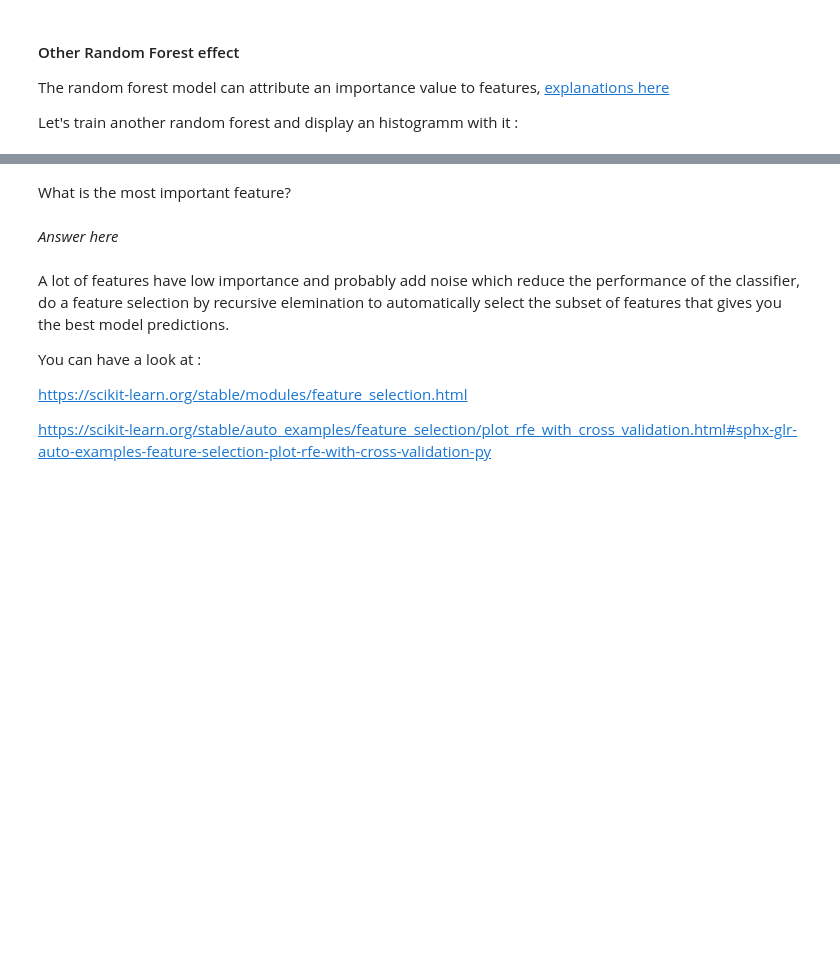
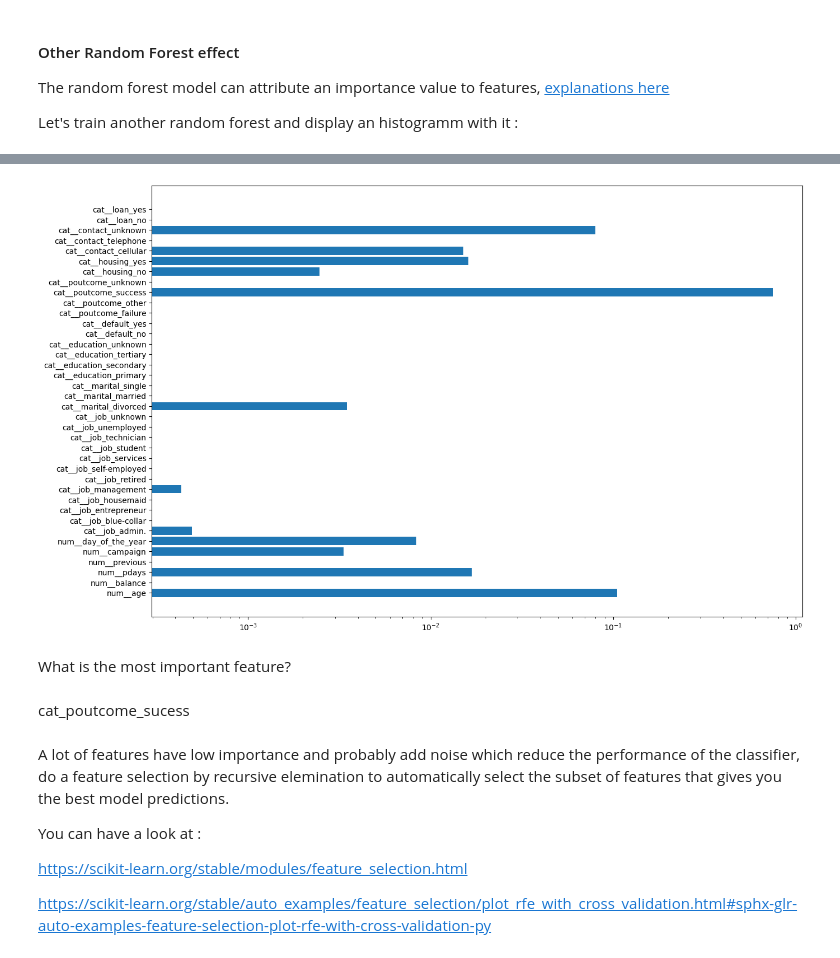
Before and after one commit to thomasmari/DataS3PG, a Jupyter notebook: module/11. ML/2. ML2/Machine_Learning_2.2_EnsembleLearning.ipynb, the cells around one changed output, grey strips where cells are left out. Drawn from its saved outputs; the diff is of its cells as text; code cells hidden in the pictures; blank space fills up the shorter version.

```diff
--- a/module/11. ML/2. ML2/Machine_Learning_2.2_EnsembleLearning.ipynb
+++ b/module/11. ML/2. ML2/Machine_Learning_2.2_EnsembleLearning.ipynb
@@ -225,3 +246,7 @@ from sklearn.dummy import DummyClassifier
 from sklearn.metrics import f1_score, accuracy_score
 
 # Code here to get dummy classifier F1score and accuracy
+dumdum = DummyClassifier()
+dumdum.fit(X_train_scaled,y_train)
+y_pred_test = dumdum.predict(X_test_scaled)
+f1_score(y_test,y_pred_test), accuracy_score(y_test,y_pred_test)
@@ -238,0 +264,6 @@ if you need more info you can take a look at the [sklearn decision tree doc](htt
+# %%
+def splitAndScaled(X,y,pipe,seed=None):
+    X_train, X_test, y_train, y_test = train_test_split(X, y, test_size=0.20, random_state=seed)
+    X_train_scaled = pipe.fit_transform(X_train)
+    X_test_scaled = pipe.transform(X_test)
+    return(X_train_scaled, X_test_scaled, y_train, y_test)
@@ -300,6 +404,7 @@ The following [post](https://blog.octo.com/les-methodes-ensemblistes-pour-algori
 # %%
 # train_test split (you can copy paste the previously declared cell)
 # X_train, X_test, y_train, y_test = None
+X_train_scaled, X_test_scaled, y_train, y_test=splitAndScaled(X,y,pipe,seed=None)
 # %% [markdown]
 #### Using Random Forest
 
@@ -330,0 +459,14 @@ Let's train another random forest and display an histogramm with it :
+# %%
+print(gscv.best_params_)
+from sklearn.ensemble import RandomForestRegressor
+
+rf =RandomForestRegressor(n_estimators = 11,
+                          max_depth=3,
+                           n_jobs = -1,
+                           oob_score = True,
+                           bootstrap = True,
+                           random_state = 42)
+rf.fit(X_train_scaled, y_train)
+print('R^2 Training Score: {:.2f} \nOOB Score: {:.2f} \nR^2 Validation Score: {:.2f}'.format(rf.score(X_train_scaled, y_train),
+                                                                                             rf.oob_score_,
+                                                                                             rf.score(X_test_scaled, y_test)))
@@ -331,7 +496,19 @@ Let's train another random forest and display an histogramm with it :
+# %%
+# display features' importance => use the RandomForest Object
+#sort_dict
+y_width = rf.feature_importances_
+# y_width_sorted = sorted(rf.feature_importances_)
+y_lab = pipe.get_feature_names_out()
+plt.figure(figsize=(15,10))
+ax = plt.subplot(1,1,1)
+ax.barh(width = y_width,y=y_lab )
+ax.set_xscale('log')
+# %% [output]
+[figure, added]
 # %% [markdown]
 What is the most important feature?
-# %% [markdown]
-*Answer here*
+# %% [markdown]
+cat_poutcome_sucess
 # %% [markdown]
 A lot of features have low importance and probably add noise which reduce the performance of the classifier, do a feature selection by recursive elemination to automatically select the subset of features that gives you the best model predictions.
 
```
Also changed, not shown: parts of 48 cells of this notebook, 11 other files.
